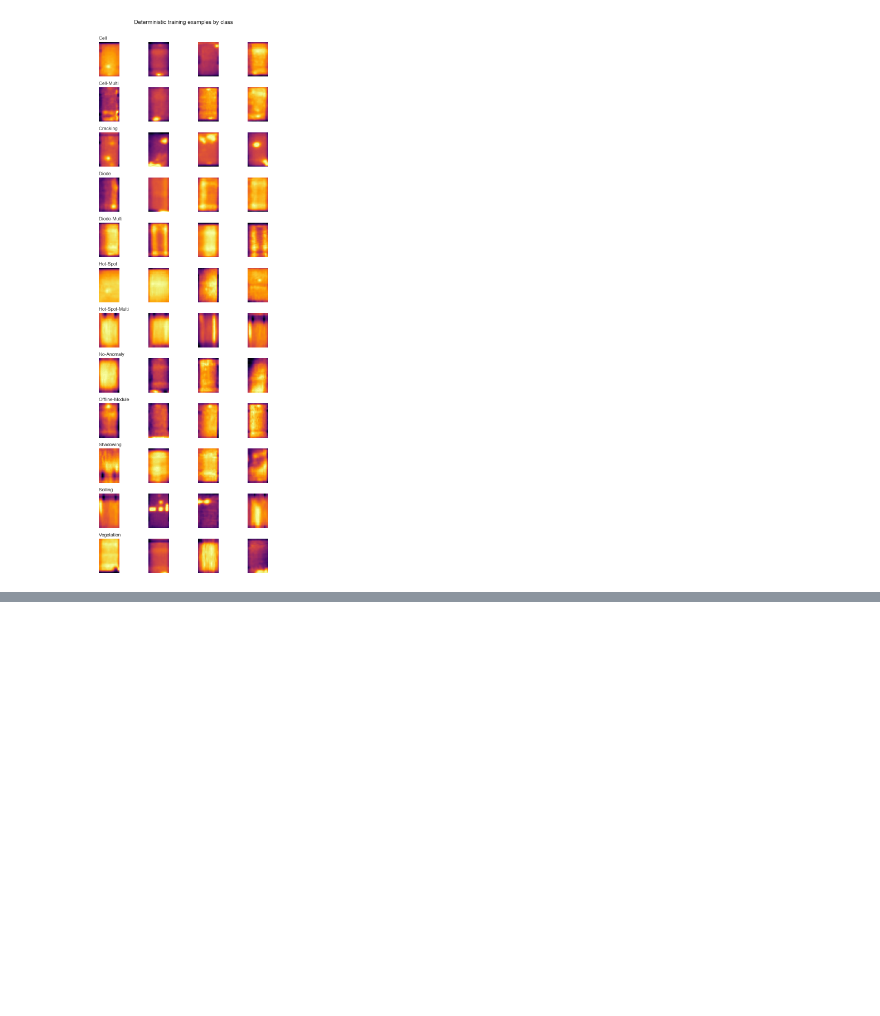
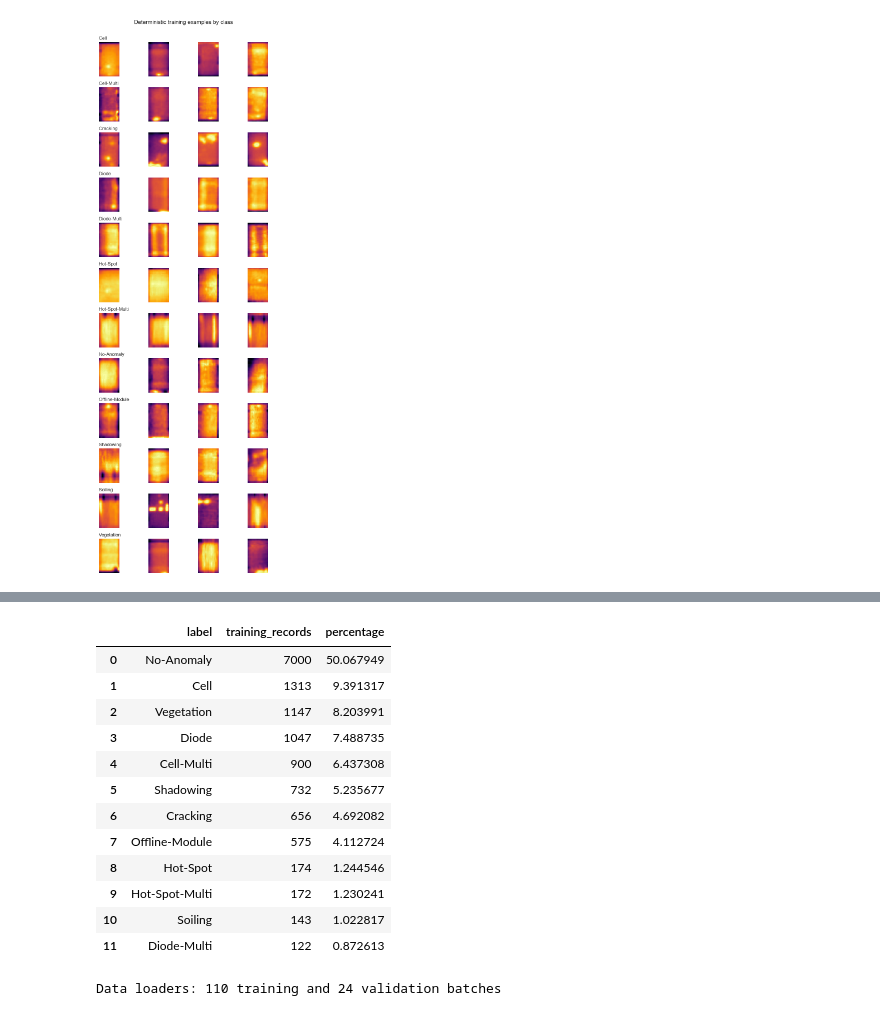
Before and after one commit to Althaf-0130/Fine-Grained-Photovoltaic-Fault-Classification-from-Infrared-Images, a Jupyter notebook: PV_Fault_Classification_Colab.ipynb, the cells around one changed output, grey strips where cells are left out. Drawn from its saved outputs; the diff is of its cells as text; code cells hidden in the pictures; blank space fills up the shorter version.

Commit message:
add image preprocessing and data loaders

```diff
--- a/PV_Fault_Classification_Colab.ipynb
+++ b/PV_Fault_Classification_Colab.ipynb
@@ -567,0 +621,26 @@ plt.show()
+# %%
+train_counts = splits["train"]["label"].value_counts().to_dict()
+training_distribution = (
+    splits["train"]["label"]
+    .value_counts()
+    .rename_axis("label")
+    .reset_index(name="training_records")
+)
+training_distribution["percentage"] = (
+    training_distribution["training_records"] / len(splits["train"]) * 100
+)
+display(training_distribution)
+# %% [output]
+|  | label | training_records | percentage |
+| 0 | No-Anomaly | 7000 | 50.067949 |
+| 1 | Cell | 1313 | 9.391317 |
+| 2 | Vegetation | 1147 | 8.203991 |
+| 3 | Diode | 1047 | 7.488735 |
+| 4 | Cell-Multi | 900 | 6.437308 |
+| 5 | Shadowing | 732 | 5.235677 |
+| 6 | Cracking | 656 | 4.692082 |
+| 7 | Offline-Module | 575 | 4.112724 |
+| 8 | Hot-Spot | 174 | 1.244546 |
+| 9 | Hot-Spot-Multi | 172 | 1.230241 |
+| 10 | Soiling | 143 | 1.022817 |
+| 11 | Diode-Multi | 122 | 0.872613 |
@@ -567,0 +656,16 @@ plt.show()
+# %%
+train_loader = make_loader(
+    splits["train"],
+    model_transform,
+    shuffle=True,
+)
+validation_loader = make_loader(
+    splits["validation"],
+    model_transform,
+)
+print(
+    f"Data loaders: {len(train_loader)} training and "
+    f"{len(validation_loader)} validation batches"
+)
+# %% [output]
+Data loaders: 110 training and 24 validation batches
```
Also changed, not shown: parts of 5 cells of this notebook.
